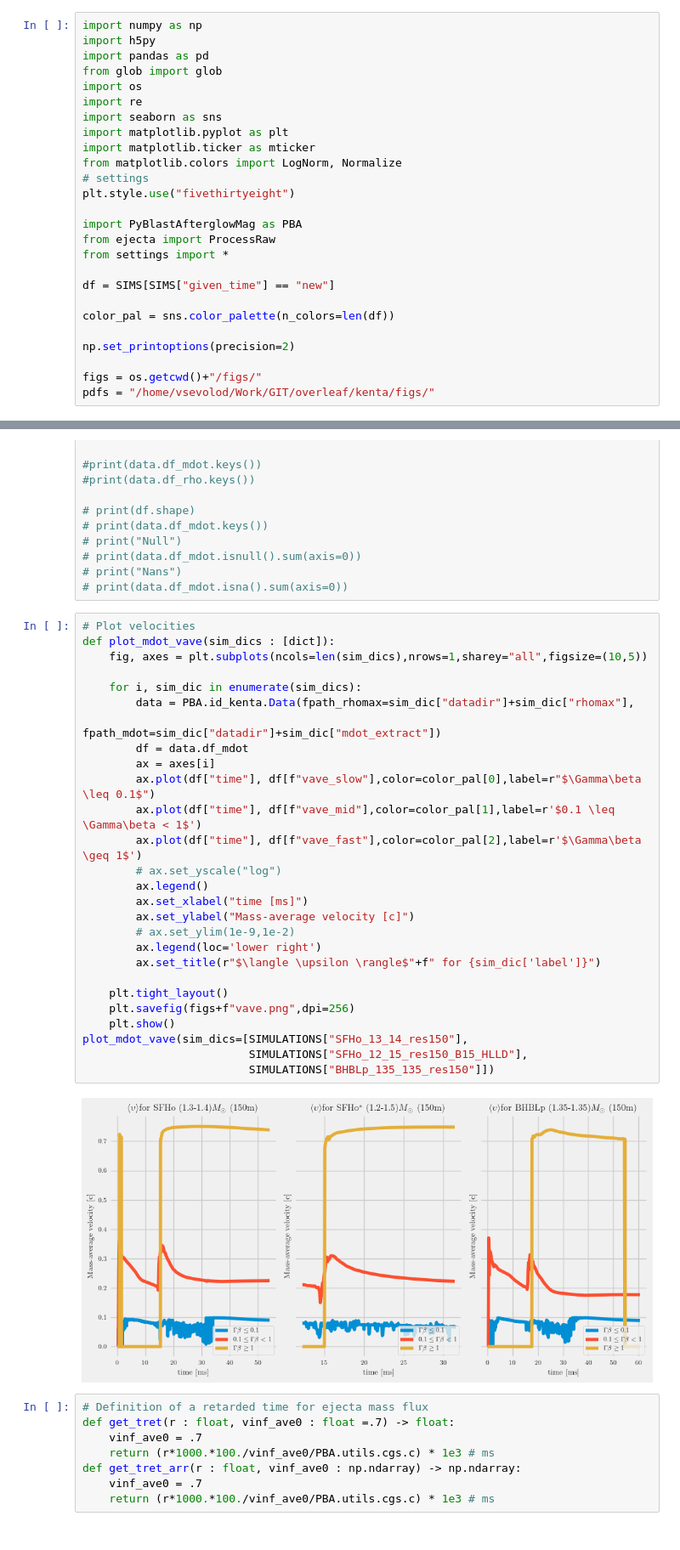
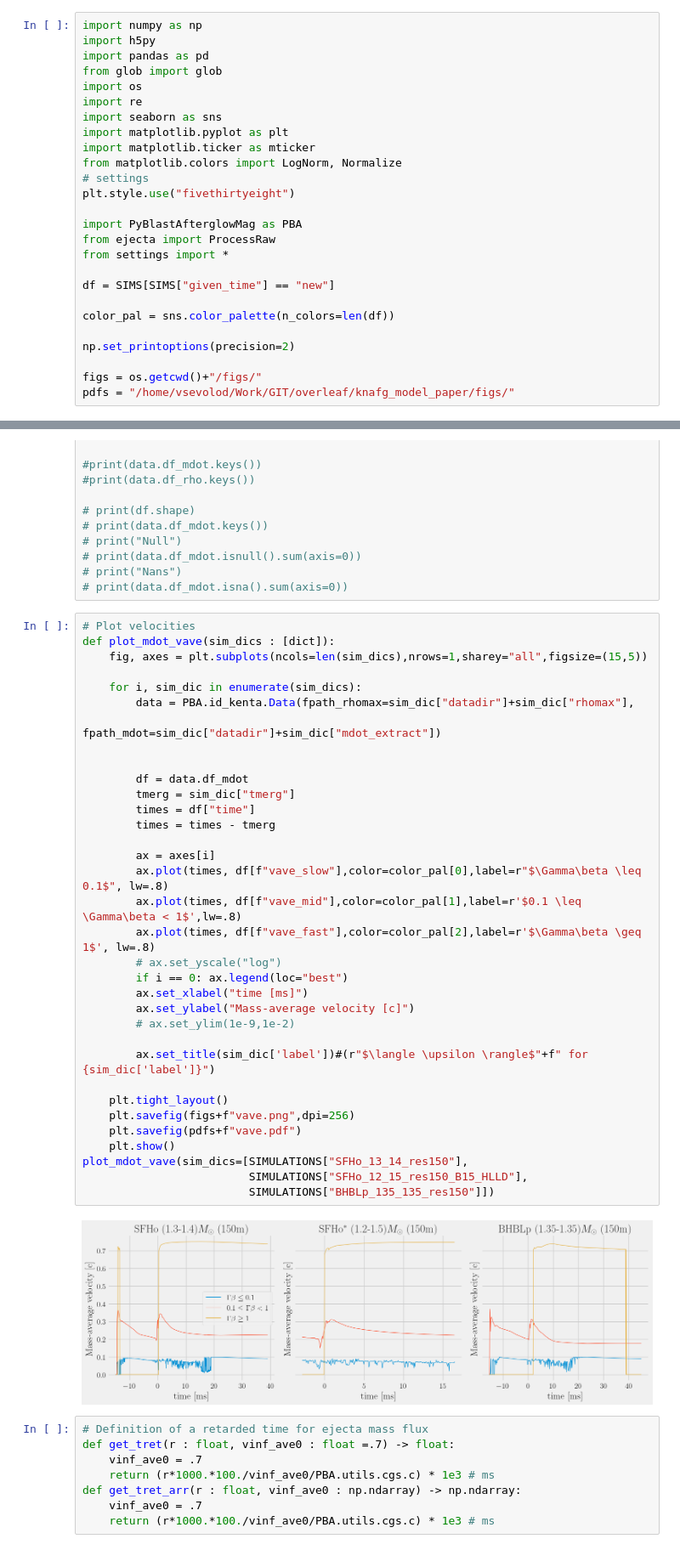
Before and after one commit to vsevolodnedora/PBA_projects, a Jupyter notebook: knafg/knafg_kenta/ejecta_analysis.ipynb, the cells around one changed output, grey strips where cells are left out. Shown: that part at 85% size. Saved outputs shown, nothing was run; the diff lists cells and outputs as text.

```diff
--- a/knafg/knafg_kenta/ejecta_analysis.ipynb
+++ b/knafg/knafg_kenta/ejecta_analysis.ipynb
@@ -23,7 +23,7 @@ color_pal = sns.color_palette(n_colors=len(df))
 np.set_printoptions(precision=2)
 
 figs = os.getcwd()+"/figs/"
-pdfs = "/home/vsevolod/Work/GIT/overleaf/kenta/figs/"
+pdfs = "/home/vsevolod/Work/GIT/overleaf/knafg_model_paper/figs/"
 # %%
 # Collate data for simulations (USE ONLY ONCE)\
 for sim_key, sim_dic in SIMS.items():
@@ -311,32 +324,39 @@ plt.show()
 # %%
 # Plot velocities
 def plot_mdot_vave(sim_dics : [dict]):
-    fig, axes = plt.subplots(ncols=len(sim_dics),nrows=1,sharey="all",figsize=(10,5))
+    fig, axes = plt.subplots(ncols=len(sim_dics),nrows=1,sharey="all",figsize=(15,5))
 
     for i, sim_dic in enumerate(sim_dics):
         data = PBA.id_kenta.Data(fpath_rhomax=sim_dic["datadir"]+sim_dic["rhomax"],
                                  fpath_mdot=sim_dic["datadir"]+sim_dic["mdot_extract"])
+
+
         df = data.df_mdot
+        tmerg = sim_dic["tmerg"]
+        times = df["time"]
+        times = times - tmerg
+
         ax = axes[i]
-        ax.plot(df["time"], df[f"vave_slow"],color=color_pal[0],label=r"$\Gamma\beta \leq 0.1$")
-        ax.plot(df["time"], df[f"vave_mid"],color=color_pal[1],label=r'$0.1 \leq \Gamma\beta < 1$')
-        ax.plot(df["time"], df[f"vave_fast"],color=color_pal[2],label=r'$\Gamma\beta \geq 1$')
+        ax.plot(times, df[f"vave_slow"],color=color_pal[0],label=r"$\Gamma\beta \leq 0.1$", lw=.8)
+        ax.plot(times, df[f"vave_mid"],color=color_pal[1],label=r'$0.1 \leq \Gamma\beta < 1$',lw=.8)
+        ax.plot(times, df[f"vave_fast"],color=color_pal[2],label=r'$\Gamma\beta \geq 1$', lw=.8)
         # ax.set_yscale("log")
-        ax.legend()
+        if i == 0: ax.legend(loc="best")
         ax.set_xlabel("time [ms]")
         ax.set_ylabel("Mass-average velocity [c]")
         # ax.set_ylim(1e-9,1e-2)
-        ax.legend(loc='lower right')
-        ax.set_title(r"$\langle \upsilon \rangle$"+f" for {sim_dic['label']}")
+
+        ax.set_title(sim_dic['label'])#(r"$\langle \upsilon \rangle$"+f" for {sim_dic['label']}")
 
     plt.tight_layout()
     plt.savefig(figs+f"vave.png",dpi=256)
+    plt.savefig(pdfs+f"vave.pdf")
     plt.show()
 plot_mdot_vave(sim_dics=[SIMULATIONS["SFHo_13_14_res150"],
                          SIMULATIONS["SFHo_12_15_res150_B15_HLLD"],
                          SIMULATIONS["BHBLp_135_135_res150"]])
 # %% [output]
-[figure, old version]
+[figure, new version]
 # %%
 # Definition of a retarded time for ejecta mass flux
 def get_tret(r : float, vinf_ave0 : float =.7) -> float:
```
Also changed, not shown: parts of 11 cells of this notebook, 8 other files.
